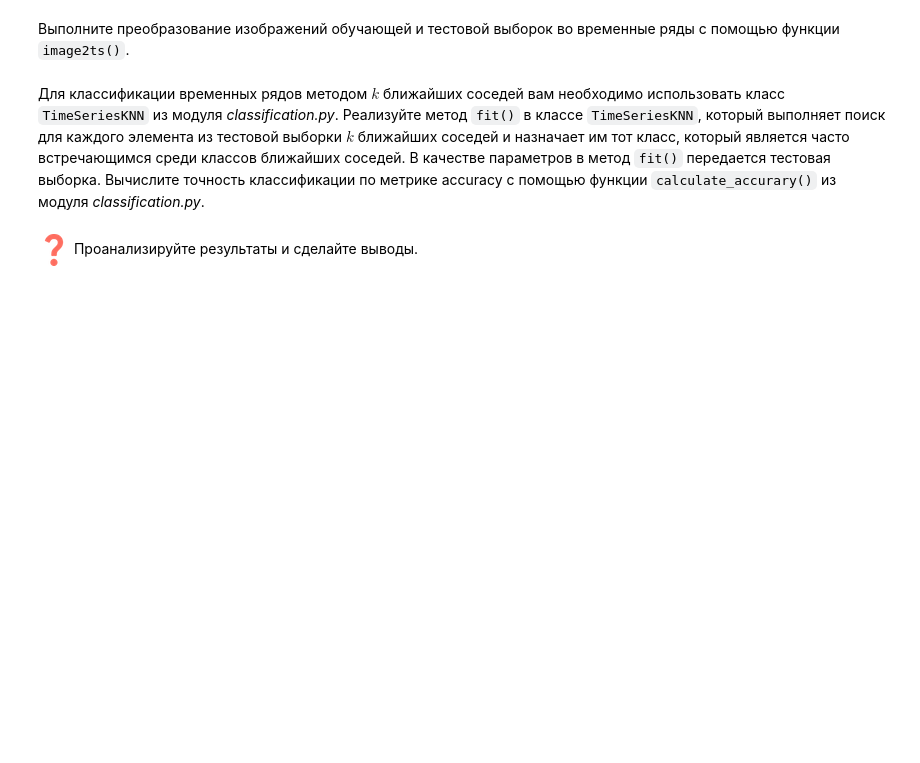
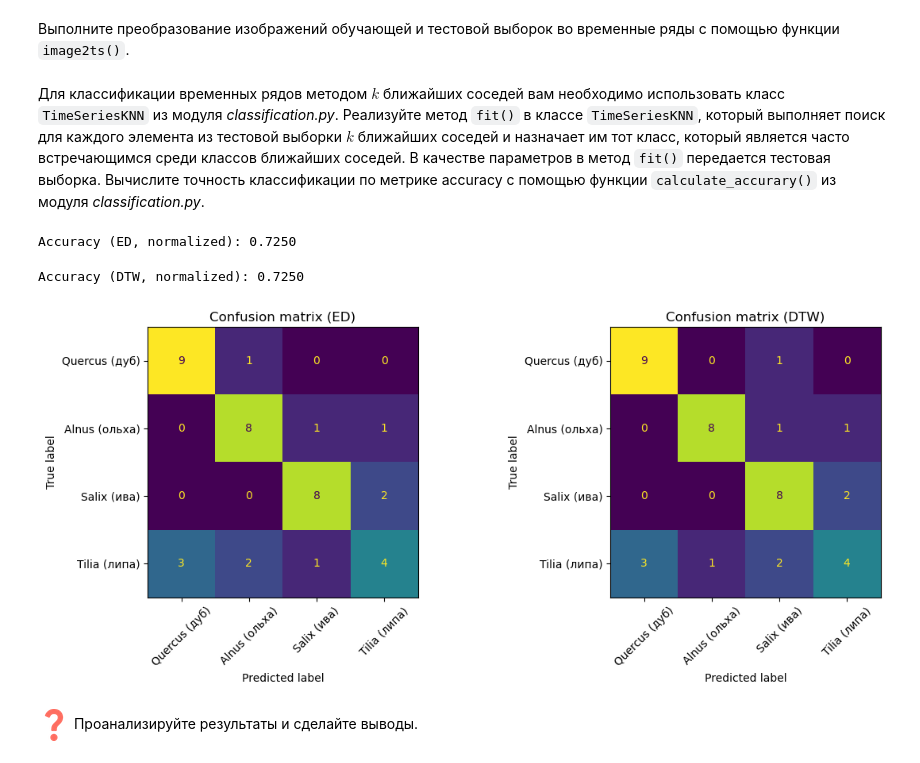
Before and after one commit to glebas08/2026-Dvornikov-TimeSeriesCourse, a Jupyter notebook: practice/01 Basics/01 Basics.ipynb, the cells around one changed output. Drawn from its saved outputs; the diff is of its cells as text; code cells hidden in the pictures; blank space fills up the shorter version.

```diff
--- a/practice/01 Basics/01 Basics.ipynb
+++ b/practice/01 Basics/01 Basics.ipynb
@@ -556,3 +533,6 @@ plot_images(train_images, train_labels, class_names)
+# %%
+train_set = np.array([image2ts(img, angle_step=20) for img in train_images])
+test_set = np.array([image2ts(img, angle_step=20) for img in test_images])
 # %% [markdown]
 Для классификации временных рядов методом $k$ ближайших соседей вам необходимо использовать класс `TimeSeriesKNN` из модуля *classification.py*.
 Реализуйте метод `fit()` в классе `TimeSeriesKNN`, который выполняет поиск для каждого элемента из тестовой выборки $k$ ближайших соседей и назначает им тот класс, который является часто встречающимся среди классов ближайших соседей. В качестве параметров в метод `fit()` передается тестовая выборка. Вычислите точность классификации по метрике accuracy с помощью функции `calculate_accurary()` из модуля *classification.py*.
@@ -570,3 +539,41 @@ metric_params = {'normalize': True}
+# %%
+n_neighbors = 6
+metric = 'euclidean'
+metric_params = {'normalize': True}
+
+knn_ed = TimeSeriesKNN(n_neighbors=n_neighbors, metric=metric, metric_params=metric_params)
+knn_ed.fit(train_set, train_labels)
+y_pred_ed = knn_ed.predict(test_set)
+acc_ed = calculate_accuracy(test_labels, y_pred_ed)
+print(f'Accuracy (ED, normalized): {acc_ed:.4f}')
+# %% [output]
+Accuracy (ED, normalized): 0.7250
+# %%
+metric = 'dtw'
+metric_params = {'normalize': True}
+
+knn_dtw = TimeSeriesKNN(n_neighbors=n_neighbors, metric=metric, metric_params=metric_params)
+knn_dtw.fit(train_set, train_labels)
+y_pred_dtw = knn_dtw.predict(test_set)
+acc_dtw = calculate_accuracy(test_labels, y_pred_dtw)
+print(f'Accuracy (DTW, normalized): {acc_dtw:.4f}')
+# %% [output]
+Accuracy (DTW, normalized): 0.7250
+# %%
+from sklearn.metrics import confusion_matrix, ConfusionMatrixDisplay
+
+fig, axes = plt.subplots(1, 2, figsize=(12, 5))
+
+for ax, y_pred, metric_name in zip(axes, [y_pred_ed, y_pred_dtw], ['ED', 'DTW']):
+    cm = confusion_matrix(test_labels, y_pred)
+    disp = ConfusionMatrixDisplay(confusion_matrix=cm, display_labels=class_names)
+    disp.plot(ax=ax, xticks_rotation=45, colorbar=False)
+    ax.set_title(f'Confusion matrix ({metric_name})')
+
+plt.tight_layout()
+plt.show()
+# %% [output]
+[figure, added]
 # %% [markdown]
 ![equation.png](embedded-picture-1)
 Проанализируйте результаты и сделайте выводы.
```
Also changed, not shown: parts of 14 cells of this notebook, 3 other files.
